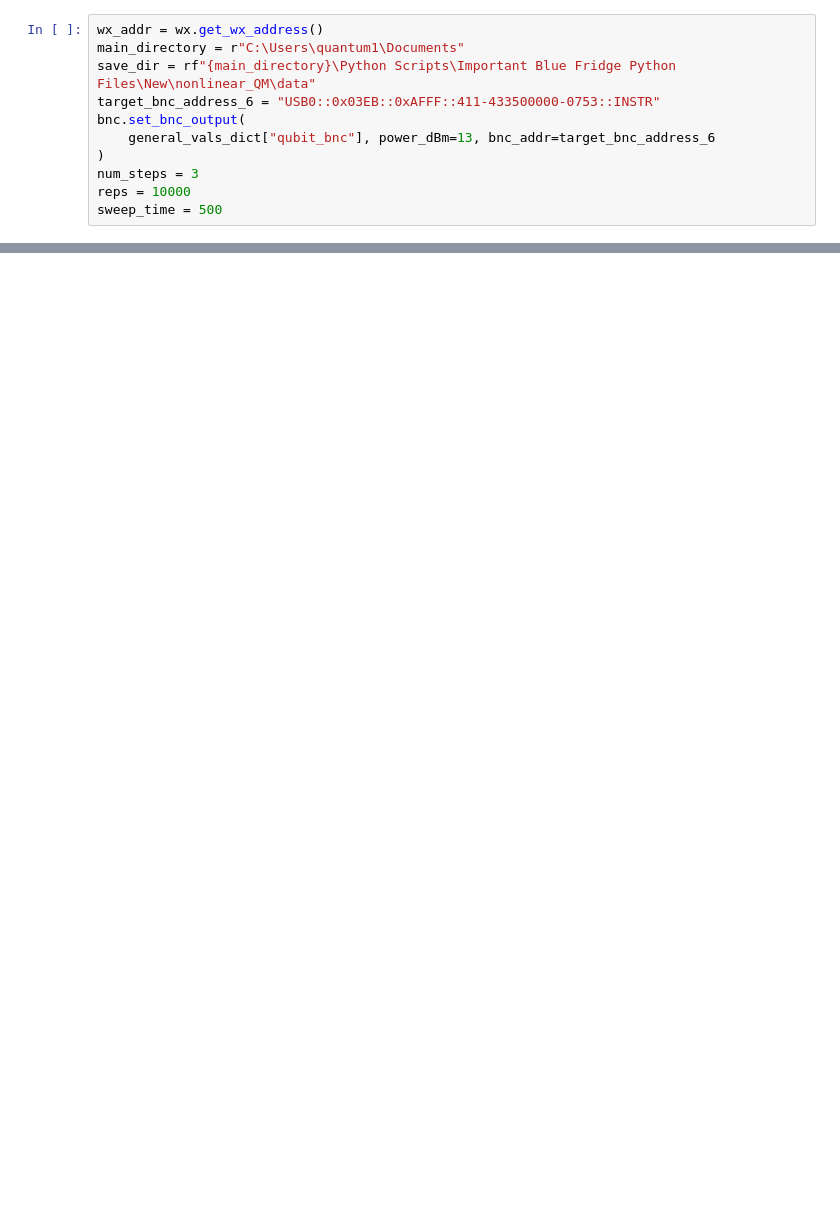
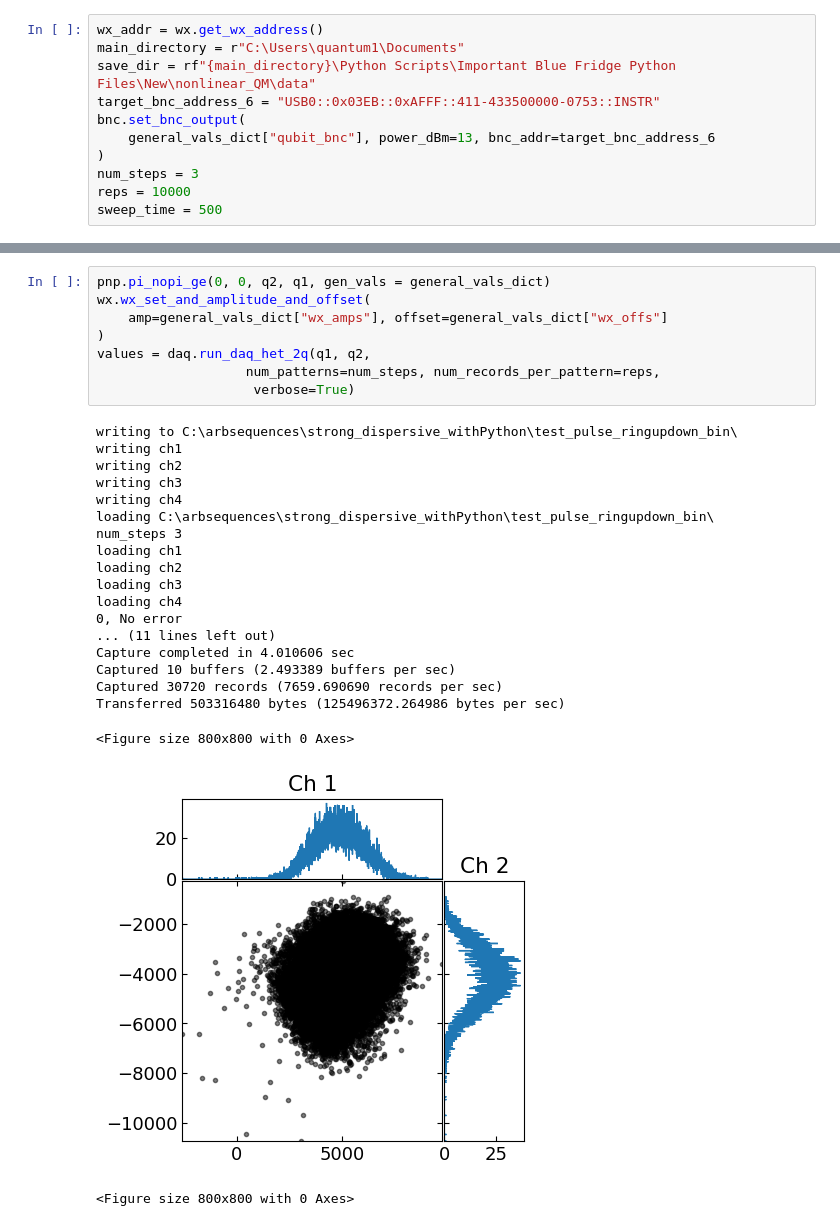
Before and after one commit to Katermurch/BlueFridgeNonLin, a Jupyter notebook: threestate_discrim.ipynb, the cells around one changed output, grey strips where cells are left out. Saved outputs shown, nothing was run; the diff lists cells and outputs as text; blank space fills up the shorter version.

```diff
--- a/threestate_discrim.ipynb
+++ b/threestate_discrim.ipynb
@@ -129,0 +145,29 @@ Q histogram
+# %%
+pnp.pi_nopi_ge(0, 0, q2, q1, gen_vals = general_vals_dict)
+wx.wx_set_and_amplitude_and_offset(
+    amp=general_vals_dict["wx_amps"], offset=general_vals_dict["wx_offs"]
+)
+values = daq.run_daq_het_2q(q1, q2,
+                   num_patterns=num_steps, num_records_per_pattern=reps,
+                    verbose=True)
+# %% [output]
+writing to C:\arbsequences\strong_dispersive_withPython\test_pulse_ringupdown_bin\
+writing ch1
+writing ch2
+writing ch3
+writing ch4
+loading C:\arbsequences\strong_dispersive_withPython\test_pulse_ringupdown_bin\
+num_steps 3
+loading ch1
+loading ch2
+loading ch3
+loading ch4
+0, No error
+... (11 lines left out)
+Capture completed in 4.010606 sec
+Captured 10 buffers (2.493389 buffers per sec)
+Captured 30720 records (7659.690690 records per sec)
+Transferred 503316480 bytes (125496372.264986 bytes per sec)
+<Figure size 800x800 with 0 Axes>
+[figure, added]
+<Figure size 800x800 with 0 Axes>
```
Also changed, not shown: parts of 5 cells of this notebook, 4 other files.
